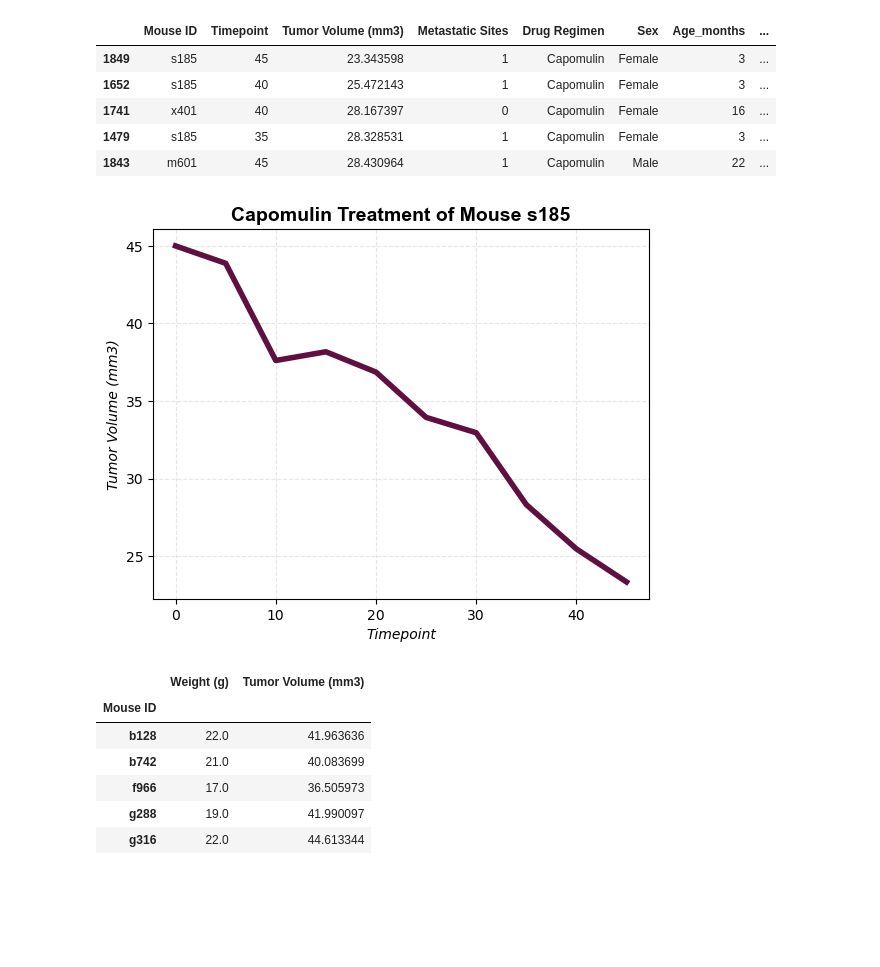
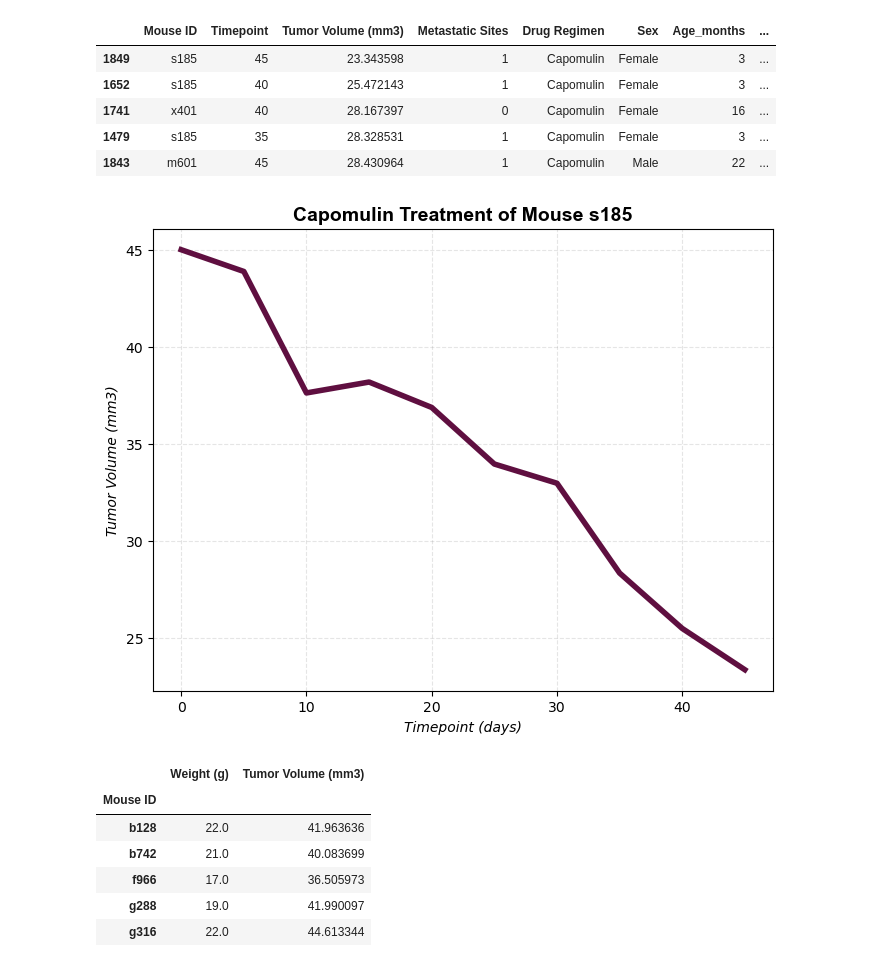
Before and after one commit to kjrebeck/ds_data_visualization, a Jupyter notebook: Submission/pymaceuticals_kjr.ipynb, the cells around one changed output. Cells and saved outputs as stored; diff of their text form; code cells hidden in the pictures; blank space fills up the shorter version.

```diff
--- a/Submission/pymaceuticals_kjr.ipynb
+++ b/Submission/pymaceuticals_kjr.ipynb
@@ -388,22 +438,26 @@ capomulin_data.sort_values(by='Tumor Volume (mm3)',ascending=True).head()
 # %%
 #Charting mouse s185
 mousetx_data=capomulin_data.loc[capomulin_data["Mouse ID"]=='s185']
 x_value= mousetx_data["Timepoint"]
 y_value= mousetx_data["Tumor Volume (mm3)"]
 
+#canvas
+plt.figure(figsize=(8, 6))
+
 #get the data
 plt.plot(x_value,y_value, color='#5f0f40', linewidth=4)
 
 #customize
-plt.xlabel("Timepoint",fontsize=10, fontstyle="italic")
+plt.xlabel("Timepoint (days)",fontsize=10, fontstyle="italic")
 plt.ylabel("Tumor Volume (mm3)",fontsize=10, fontstyle="italic")
 plt.title("Capomulin Treatment of Mouse s185",fontsize=14,fontweight="bold", fontfamily="arial")
 
 plt.grid(color="grey", linestyle="--", alpha=0.2)
 
+#show
 plt.show()
 # %% [output]
-[figure, old version]
+[figure, new version]
 # %%
 # Generate a scatter plot of mouse weight vs. the average observed tumor volume for the entire Capomulin regimen
 capo_mean=capomulin_data.groupby(['Mouse ID'])[['Weight (g)', 'Tumor Volume (mm3)']].mean()
```
Also changed, not shown: parts of 18 cells of this notebook, 4 other files.
